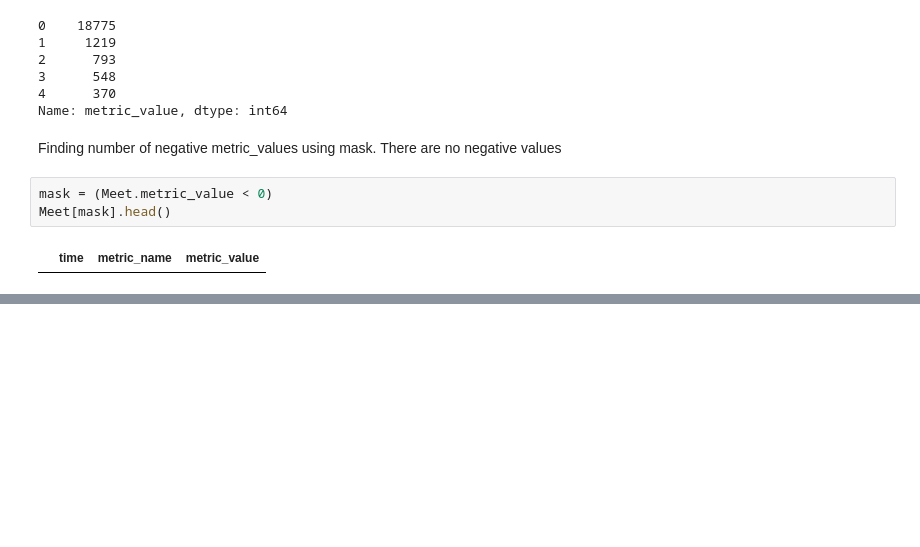
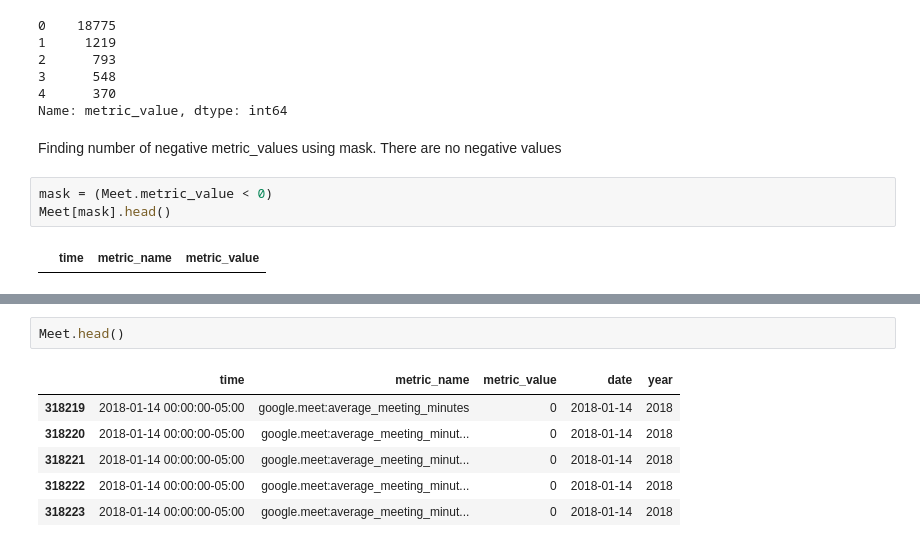
Before and after one commit to UNCG-CSE/G_Suite_Metrics, a Jupyter notebook: src/Anusha/Statistical evaluation of data_Google Meet.ipynb, the cells around one changed output, grey strips where cells are left out. Saved outputs shown, nothing was run; the diff lists cells and outputs as text; blank space fills up the shorter version.

```diff
--- a/src/Anusha/Statistical evaluation of data_Google Meet.ipynb
+++ b/src/Anusha/Statistical evaluation of data_Google Meet.ipynb
@@ -88,0 +195,9 @@ Meet[mask].head()
+# %%
+Meet.head()
+# %% [output]
+|  | time | metric_name | metric_value | date | year |
+| 318219 | 2018-01-14 00:00:00-05:00 | google.meet:average_meeting_minutes | 0 | 2018-01-14 | 2018 |
+| 318220 | 2018-01-14 00:00:00-05:00 | google.meet:average_meeting_minut... | 0 | 2018-01-14 | 2018 |
+| 318221 | 2018-01-14 00:00:00-05:00 | google.meet:average_meeting_minut... | 0 | 2018-01-14 | 2018 |
+| 318222 | 2018-01-14 00:00:00-05:00 | google.meet:average_meeting_minut... | 0 | 2018-01-14 | 2018 |
+| 318223 | 2018-01-14 00:00:00-05:00 | google.meet:average_meeting_minut... | 0 | 2018-01-14 | 2018 |
```
Also changed, not shown: parts of 38 cells of this notebook, 3 other files.
